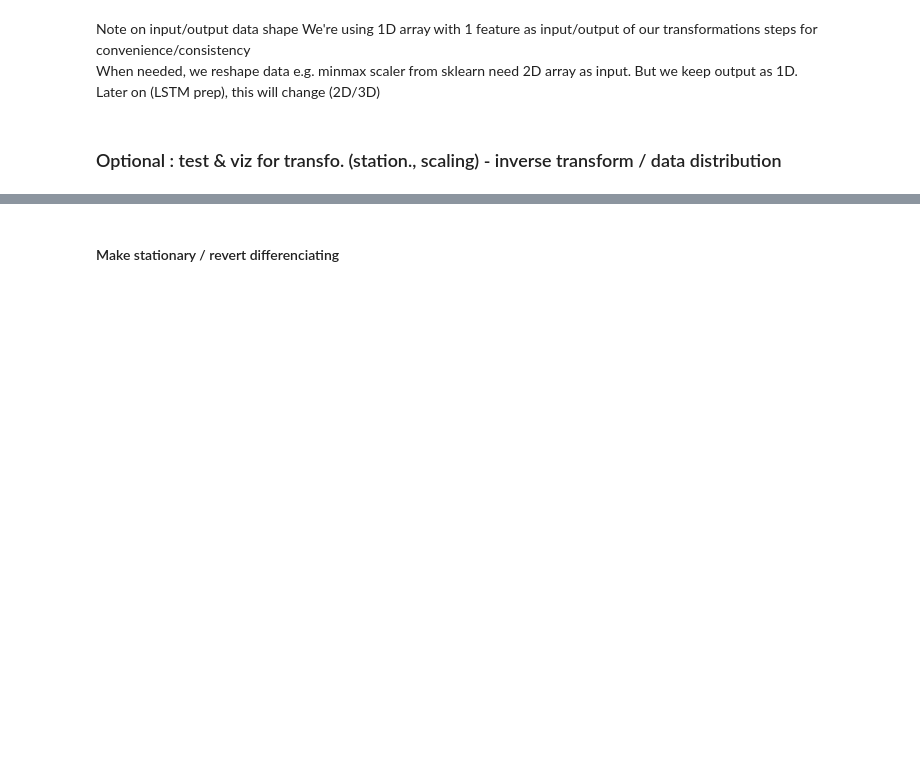
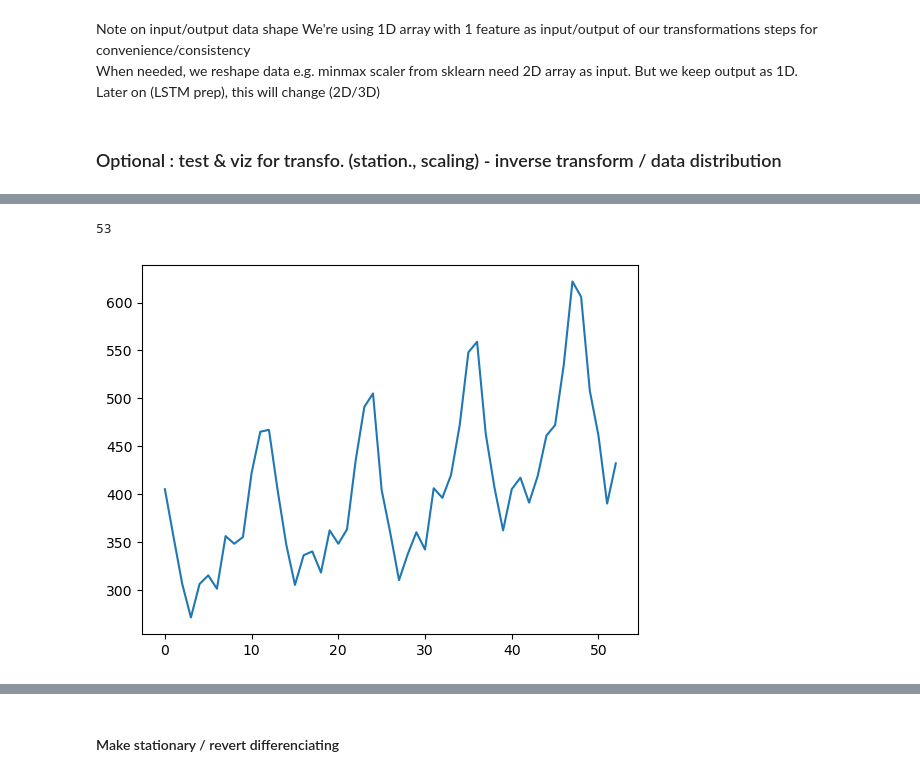
Before and after one commit to matthieuvion/lstm-gpu-jupyter, a Jupyter notebook: src/lstm_benchmark.ipynb, the cells around one changed output, grey strips where cells are left out. Drawn from its saved outputs; the diff is of its cells as text; code cells hidden in the pictures; blank space fills up the shorter version.

```diff
--- a/src/lstm_benchmark.ipynb
+++ b/src/lstm_benchmark.ipynb
@@ -153,0 +182,8 @@ def to_2d(array: np.array) -> np.array:
+# %%
+# test data only
+ts_test = ts[91:]
+plt.plot(ts_test)
+print(len(ts_test))
+# %% [output]
+53
+[figure, added]
```
Also changed, not shown: parts of 52 cells of this notebook.
